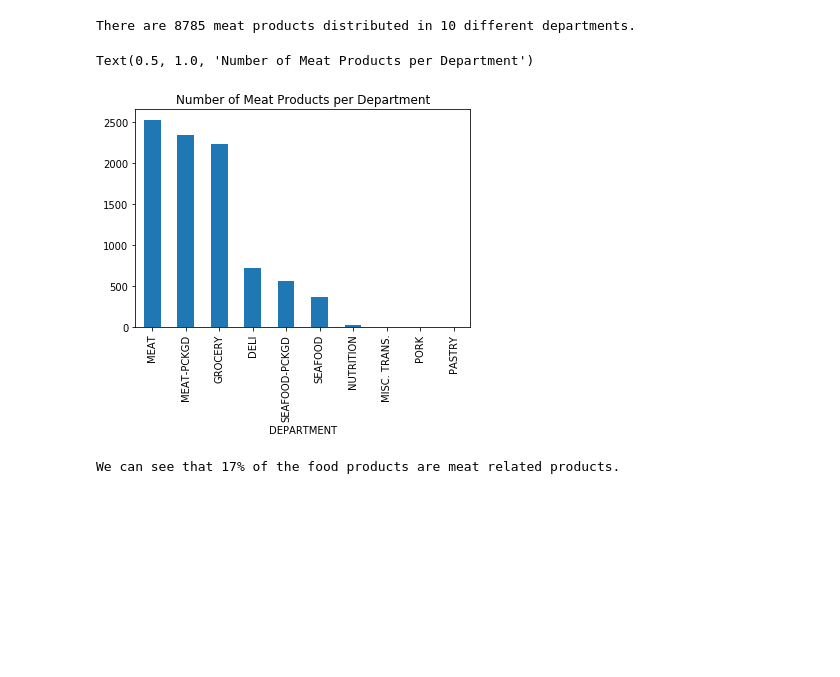
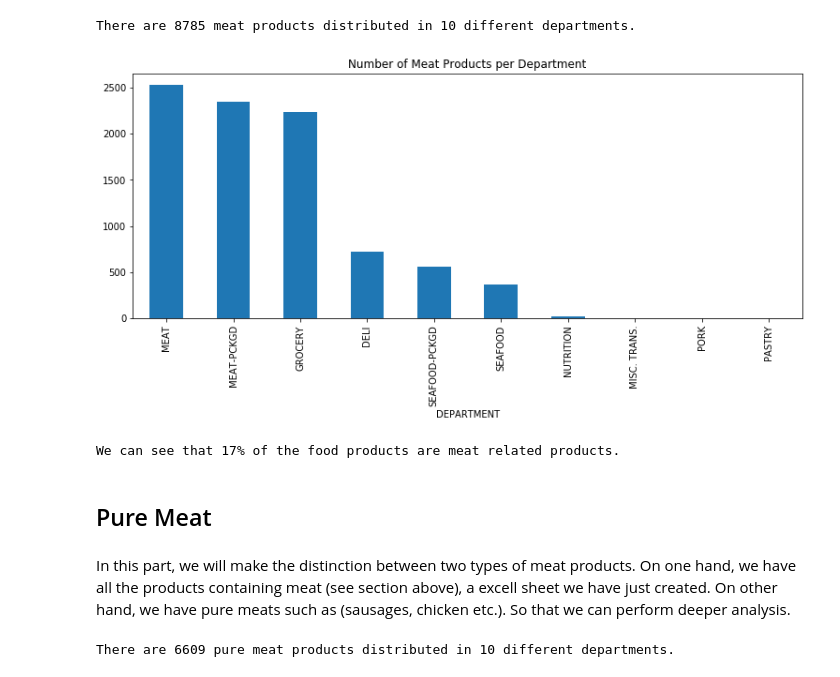
Before and after one commit to BenjaminEngelman/ADA-Project, a Jupyter notebook: preprocess.ipynb, the cells around one changed output. Cells and saved outputs as stored; diff of their text form; code cells hidden in the pictures; blank space fills up the shorter version.

```diff
--- a/preprocess.ipynb
+++ b/preprocess.ipynb
@@ -7,6 +13,7 @@
 # %%
 import pandas as pd
 import numpy as np
+import matplotlib
 import matplotlib.pyplot as plt
 from matplotlib.ticker import MaxNLocator
 import seaborn as sns
@@ -14,6 +21,8 @@ import seaborn as sns
 import re
 from requests import get
 from bs4 import BeautifulSoup
+
+default_figsize = (12.8, 4.8)
 # %% [markdown]
 ## Data
 # %%
@@ -193,11 +200,10 @@ print('There are {0} meat products distributed in {1} different departments.'.fo
 # %% [output]
 There are 8785 meat products distributed in 10 different departments.
 # %%
-meat_products.groupby("DEPARTMENT").count()["PRODUCT_ID"].sort_values(ascending=False).plot.bar()
-plt.title('Number of Meat Products per Department')
+meat_products.groupby("DEPARTMENT").count()["PRODUCT_ID"].sort_values(ascending=False).plot.bar(figsize = default_figsize)
+plt.title('Number of Meat Products per Department');
 # %% [output]
-Text(0.5, 1.0, 'Number of Meat Products per Department')
-[figure, old version]
+[figure, new version]
 # %%
 percent = int(len(meat_products) * 100 / len(df_food_products))
 print(f"We can see that {percent}% of the food products are meat related products.")
@@ -205,3 +211,19 @@ print(f"We can see that {percent}% of the food products are meat related product
 We can see that 17% of the food products are meat related products.
 # %%
 meat_products.to_csv('data/meat_products.csv')
+# %% [markdown]
+## Pure Meat
+# %% [markdown]
+In this part, we will make the distinction between two types of meat products. On one hand, we have all the products containing meat (see section above), a excell sheet we have just created. On other hand, we have pure meats such as (sausages, chicken etc.). So that we can perform deeper analysis.
+# %%
+drop_pure = [ 'DINNER MXS:DRY','PASTA SAUCE']
+notpurewords = ["PIZZA", "SANDWICH","SANDWICHES","PASTA","CHILI", "STEW", "HASH","GRASS/SHRED","KITES","REGIONAL","ENTREES","BEANS",\
+               "SAUCES","NOODLES","RICE","DAIRY","CONDIMENTS","SAUS","CHEESE","SPICES","BREADERS", "SAUCE", "HASHBROWN",\
+               "SAUCESSALSAPICANTEE","MUSTARD"]
+pure_meat = meat_products[meat_products['COMMODITY_DESC'].isin(drop_pure) == 0].copy()
+notpure_regex = [r'\b%s\b' % word for word in notpurewords]
+full_regex = re.compile('|'.join(notpure_regex))
+pure_meat = pure_meat[pure_meat.SUB_COMMODITY_DESC.str.contains(full_regex, regex=True) == 0]
+print('There are {0} pure meat products distributed in {1} different departments.'.format(len(pure_meat['PRODUCT_ID'].unique()), len(pure_meat['DEPARTMENT'].unique())))
+# %% [output]
+There are 6609 pure meat products distributed in 10 different departments.
```
Also changed, not shown: parts of 23 cells of this notebook, 14 other files.
